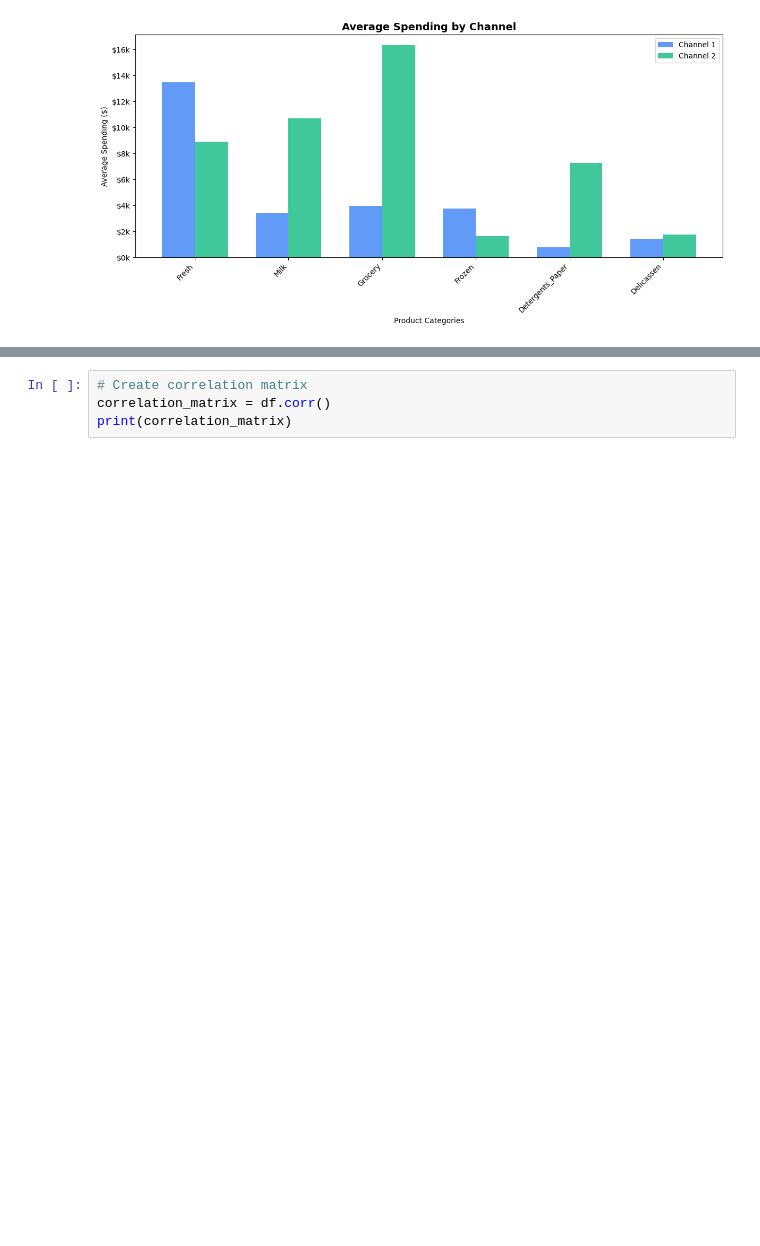
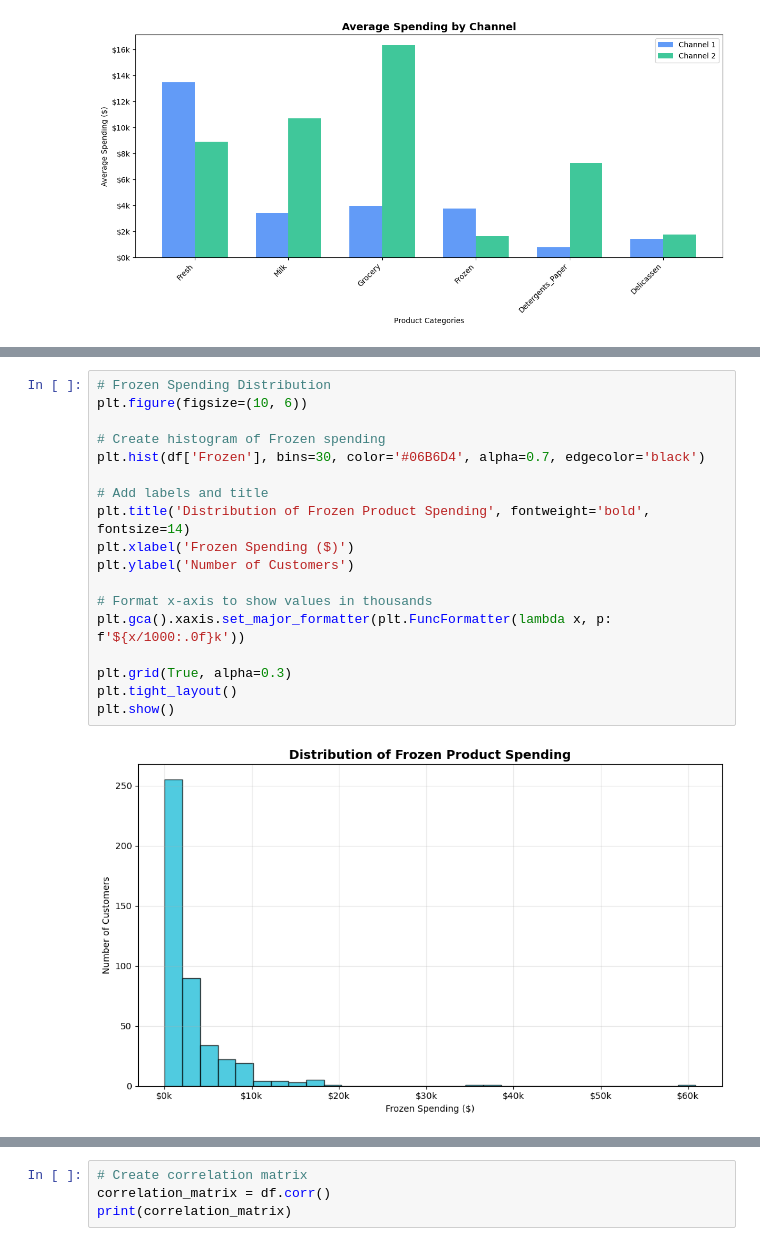
Before and after one commit to Teeshtastic/ml-project-unsupervised-learning, a Jupyter notebook: Unsupervised Learning - Project.ipynb, the cells around one changed output, grey strips where cells are left out. Cells and saved outputs as stored; diff of their text form; blank space fills up the shorter version.

```diff
--- a/Unsupervised Learning - Project.ipynb
+++ b/Unsupervised Learning - Project.ipynb
@@ -249,0 +261,20 @@ plt.show()
+# %%
+# Frozen Spending Distribution
+plt.figure(figsize=(10, 6))
+
+# Create histogram of Frozen spending
+plt.hist(df['Frozen'], bins=30, color='#06B6D4', alpha=0.7, edgecolor='black')
+
+# Add labels and title
+plt.title('Distribution of Frozen Product Spending', fontweight='bold', fontsize=14)
+plt.xlabel('Frozen Spending ($)')
+plt.ylabel('Number of Customers')
+
+# Format x-axis to show values in thousands
+plt.gca().xaxis.set_major_formatter(plt.FuncFormatter(lambda x, p: f'${x/1000:.0f}k'))
+
+plt.grid(True, alpha=0.3)
+plt.tight_layout()
+plt.show()
+# %% [output]
+[figure, added]
```
Also changed, not shown: parts of 21 cells of this notebook.
